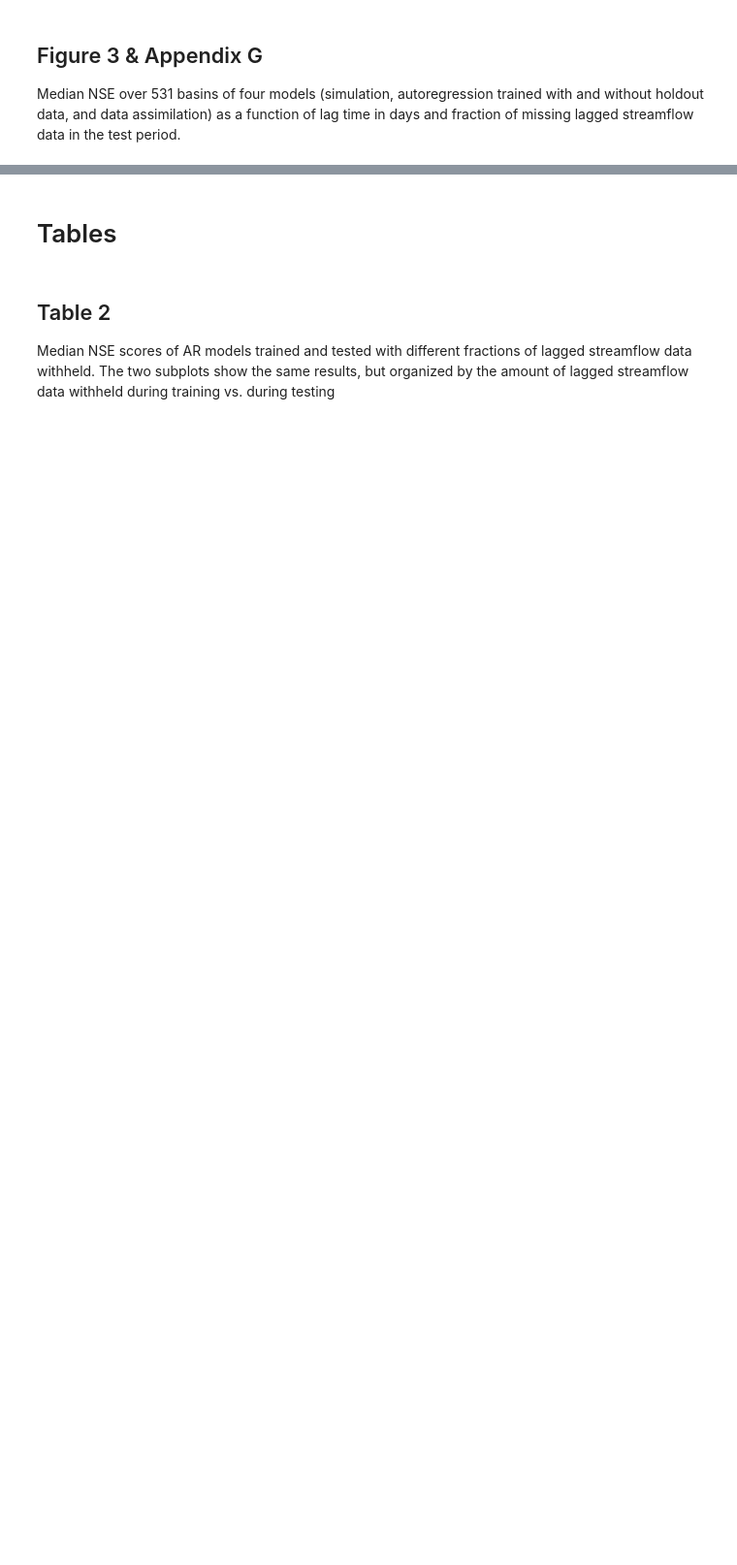
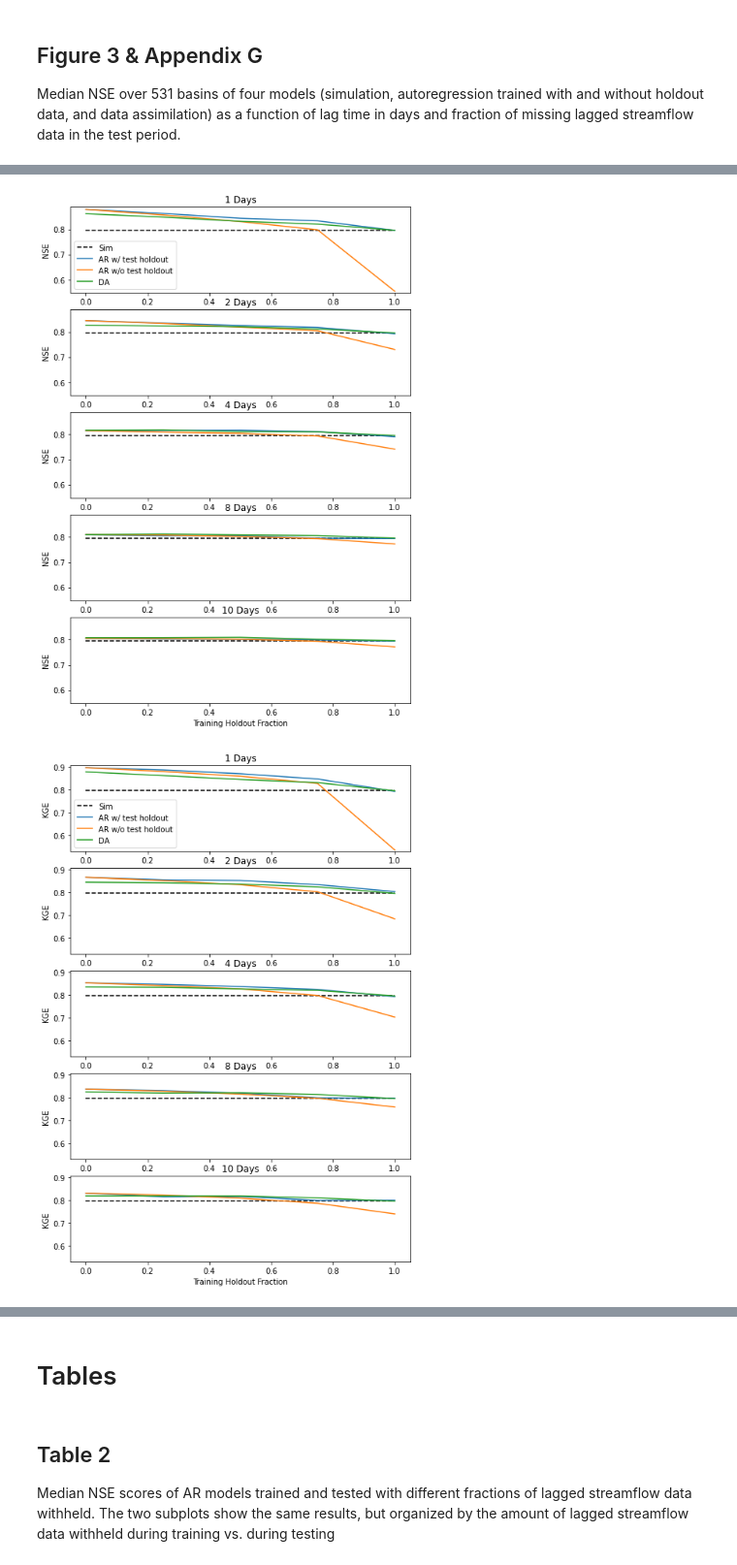
Before and after one commit to grey-nearing/lstm-data-assimilation, a Jupyter notebook: analysis_time_split.ipynb, the cells around one changed output, grey strips where cells are left out. Shown at 97% size. Cells and saved outputs as stored; diff of their text form; code cells hidden in the pictures; blank space fills up the shorter version.

```diff
--- a/analysis_time_split.ipynb
+++ b/analysis_time_split.ipynb
@@ -292,34 +376,38 @@ Median NSE over 531 basins of four models (simulation, autoregression trained wi
 # %%
 for metric in metrics_list:
 
     ar_plotdata_hf = pd.DataFrame(index=lead_times, columns=train_holdout_fractions)
     for lt in lead_times:
         for hf in train_holdout_fractions:
             ar_plotdata_hf.loc[lt, hf] = autoregression_statistics[metric].median().loc[(hf, hf, lt, 0)]
 
     ar_plotdata_0 = pd.DataFrame(index=lead_times, columns=train_holdout_fractions)
     for lt in lead_times:
         for hf in train_holdout_fractions:
             ar_plotdata_0.loc[lt, hf] = autoregression_statistics[metric].median().loc[(0.0, hf, lt, 0)]
 
     da_plotdata = pd.DataFrame(index=lead_times, columns=train_holdout_fractions)
     for lt in lead_times:
         for hf in train_holdout_fractions:
             da_plotdata.loc[lt, hf] = assimilation_statistics[metric].median().loc[(hf, lt, 0)]
 
     ymin = np.min([simulation_statistics[metric].values[0], ar_plotdata_hf.min().min(), ar_plotdata_0.min().min(), da_plotdata.min().min()]) * 0.99
     ymax = np.max([simulation_statistics[metric].values[0], ar_plotdata_hf.max().max(), ar_plotdata_0.max().max(), da_plotdata.max().max()]) * 1.01
 
-    fig, axes = plt.subplots(5, 1, figsize=(8, 7))
+    fig, axes = plt.subplots(5, 1, figsize=(8, 12))
     for i, lead_time in enumerate(lead_times):
-        axes.flatten()[i].plot(simulation_statistics[metric].median(), label='Sim')
-        axes.flatten()[i].plot(ar_plotdata_hf.loc[lead_time], label='AR w/ holdout')
-        axes.flatten()[i].plot(ar_plotdata_0.loc[lead_time], label='AR w/o holdout')
+        axes.flatten()[i].plot([simulation_statistics[metric].median(), simulation_statistics[metric].median()], 'k--', label='Sim')
+        axes.flatten()[i].plot(ar_plotdata_hf.loc[lead_time], label='AR w/ test holdout')
+        axes.flatten()[i].plot(ar_plotdata_0.loc[lead_time], label='AR w/o test holdout')
         axes.flatten()[i].plot(da_plotdata.loc[lead_time], label='DA')
-        if i == 5: axes.flatten()[i].legend()
-        axes.flatten()[i].set_xlabel('fraction of missing data')
+        if i == 0: axes.flatten()[i].legend()
+        axes.flatten()[i].set_xlabel('Training Holdout Fraction')
+        axes.flatten()[i].set_ylabel(metric)
         axes.flatten()[i].set_ylim([ymin, ymax])
         axes.flatten()[i].set_title(f'{lead_time} Days')
 
-    plot_file_name = f"./plots/{metric}_lead_times_plots.png"
+    plot_file_name = f"./results/plots/{metric}_lead_times_plots.png"
     plt.savefig(plot_file_name)
+# %% [output]
+[figure, added]
+[figure, added]
```
Also changed, not shown: parts of 18 cells of this notebook, 17 other files.
